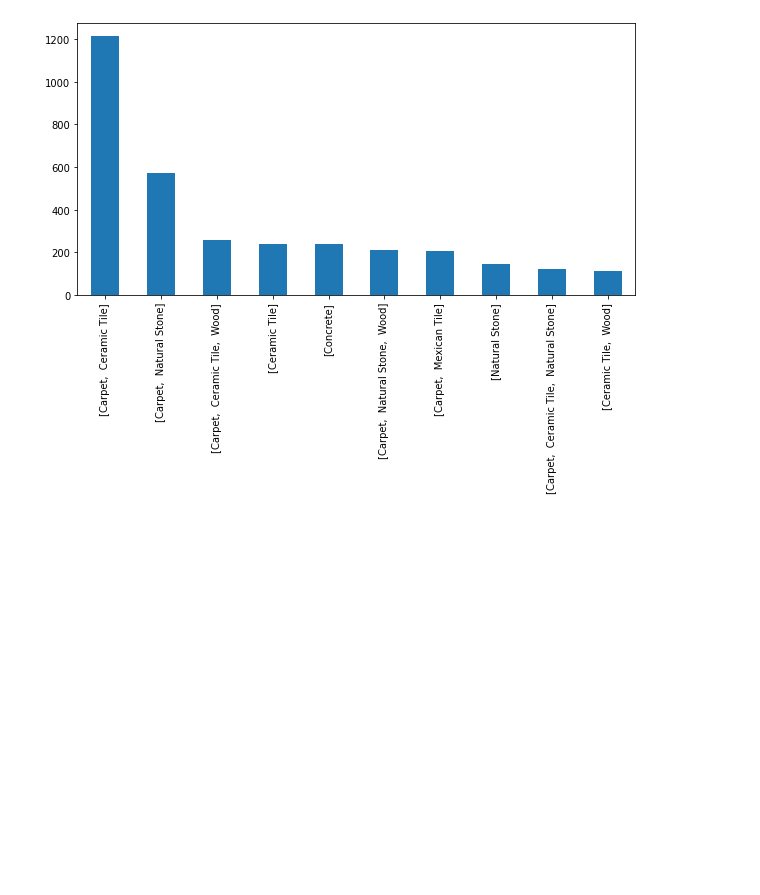
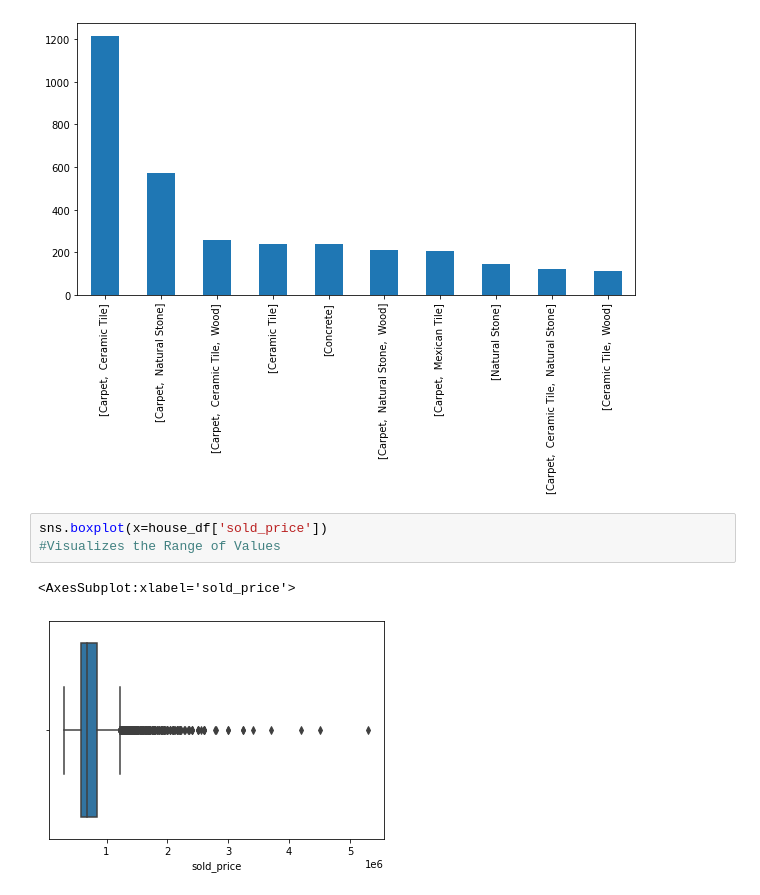
Before and after one commit to sunjorkey/EIT2, a Jupyter notebook: raw_house_data3_.ipynb, the cells around one changed output. Cells and saved outputs as stored; diff of their text form; blank space fills up the shorter version.

```diff
--- a/raw_house_data3_.ipynb
+++ b/raw_house_data3_.ipynb
@@ -352,3 +349,9 @@ house_df.floor_covering.value_counts().nlargest(10).plot(kind='bar',figsize=(10,
 # %% [output]
 <AxesSubplot:>
 [figure]
+# %%
+sns.boxplot(x=house_df['sold_price'])
+#Visualizes the Range of Values
+# %% [output]
+<AxesSubplot:xlabel='sold_price'>
+[figure, added]
```
Also changed, not shown: parts of 4 cells of this notebook.
